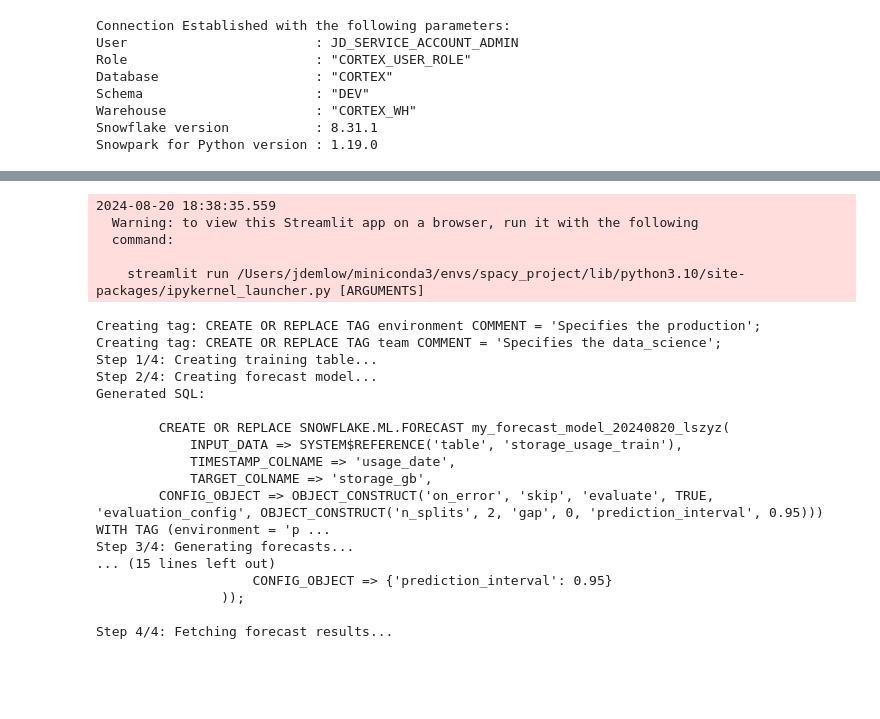
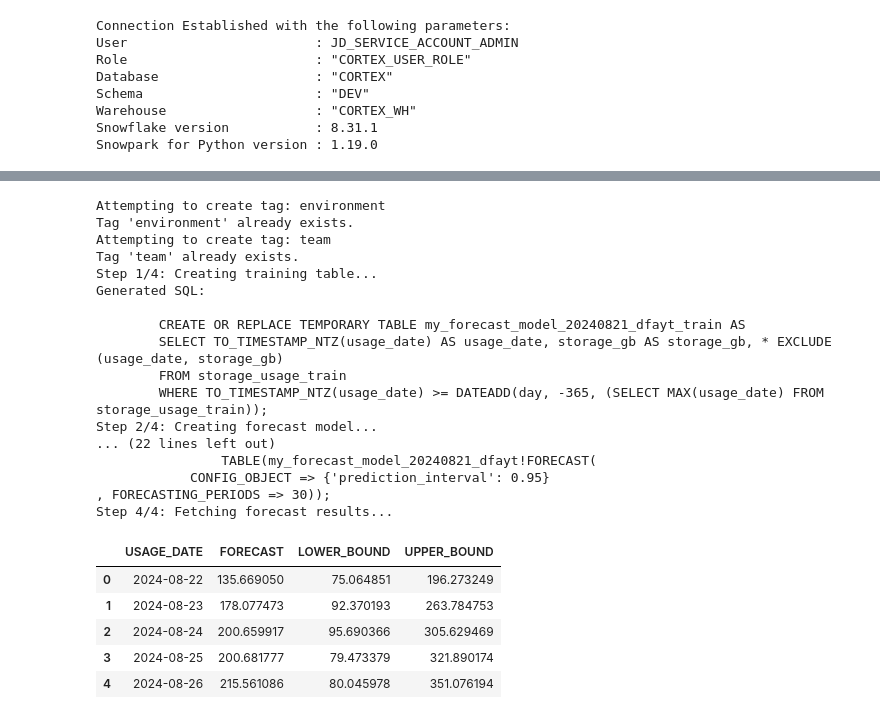
Before and after one commit to sfc-gh-jdemlow/cortex_forecast, a Jupyter notebook: docs/forecast_storage_example.ipynb, the cells around one changed output, grey strips where cells are left out. Drawn from its saved outputs; the diff is of its cells as text; code cells hidden in the pictures; blank space fills up the shorter version.

Commit message:
saving for now getting close to being happy with POC still need to work on plotting for now, but might leave that to streamlit to deal with

```diff
--- a/docs/forecast_storage_example.ipynb
+++ b/docs/forecast_storage_example.ipynb
@@ -88,29 +88,31 @@ forecast_model.session.sql('SELECT * FROM storage_usage_train LIMIT 10').show()
 # %%
 # Run Forecast
 forecast_data = forecast_model.create_and_run_forecast()
+forecast_data.head()
 # %% [output]
-2024-08-20 18:38:35.559
-  Warning: to view this Streamlit app on a browser, run it with the following
-  command:
+Attempting to create tag: environment
+Tag 'environment' already exists.
+Attempting to create tag: team
+Tag 'team' already exists.
+Step 1/4: Creating training table...
+Generated SQL:
 
-    streamlit run /Users/jdemlow/miniconda3/envs/spacy_project/lib/python3.10/site-packages/ipykernel_launcher.py [ARGUMENTS]
+        CREATE OR REPLACE TEMPORARY TABLE my_forecast_model_20240821_dfayt_train AS
+        SELECT TO_TIMESTAMP_NTZ(usage_date) AS usage_date, storage_gb AS storage_gb, * EXCLUDE (usage_date, storage_gb)
+        FROM storage_usage_train
+        WHERE TO_TIMESTAMP_NTZ(usage_date) >= DATEADD(day, -365, (SELECT MAX(usage_date) FROM storage_usage_train));
+Step 2/4: Creating forecast model...
+... (22 lines left out)
+                TABLE(my_forecast_model_20240821_dfayt!FORECAST(
+            CONFIG_OBJECT => {'prediction_interval': 0.95}
+, FORECASTING_PERIODS => 30));
+Step 4/4: Fetching forecast results...
-Creating tag: CREATE OR REPLACE TAG environment COMMENT = 'Specifies the production';
-Creating tag: CREATE OR REPLACE TAG team COMMENT = 'Specifies the data_science';
-Step 1/4: Creating training table...
-Step 2/4: Creating forecast model...
-Generated SQL:
-
-        CREATE OR REPLACE SNOWFLAKE.ML.FORECAST my_forecast_model_20240820_lszyz(
-            INPUT_DATA => SYSTEM$REFERENCE('table', 'storage_usage_train'),
-            TIMESTAMP_COLNAME => 'usage_date',
-            TARGET_COLNAME => 'storage_gb',
-        CONFIG_OBJECT => OBJECT_CONSTRUCT('on_error', 'skip', 'evaluate', TRUE, 'evaluation_config', OBJECT_CONSTRUCT('n_splits', 2, 'gap', 0, 'prediction_interval', 0.95))) WITH TAG (environment = 'p ...
-Step 3/4: Generating forecasts...
-... (15 lines left out)
-                    CONFIG_OBJECT => {'prediction_interval': 0.95}
-                ));
-
-Step 4/4: Fetching forecast results...
+|  | USAGE_DATE | FORECAST | LOWER_BOUND | UPPER_BOUND |
+| 0 | 2024-08-22 | 135.669050 | 75.064851 | 196.273249 |
+| 1 | 2024-08-23 | 178.077473 | 92.370193 | 263.784753 |
+| 2 | 2024-08-24 | 200.659917 | 95.690366 | 305.629469 |
+| 3 | 2024-08-25 | 200.681777 | 79.473379 | 321.890174 |
+| 4 | 2024-08-26 | 215.561086 | 80.045978 | 351.076194 |
 # %%
 # Generate Forecast and Visualization
 forecasting_period = 30
```
Also changed, not shown: parts of 3 cells of this notebook, 4 other files.
